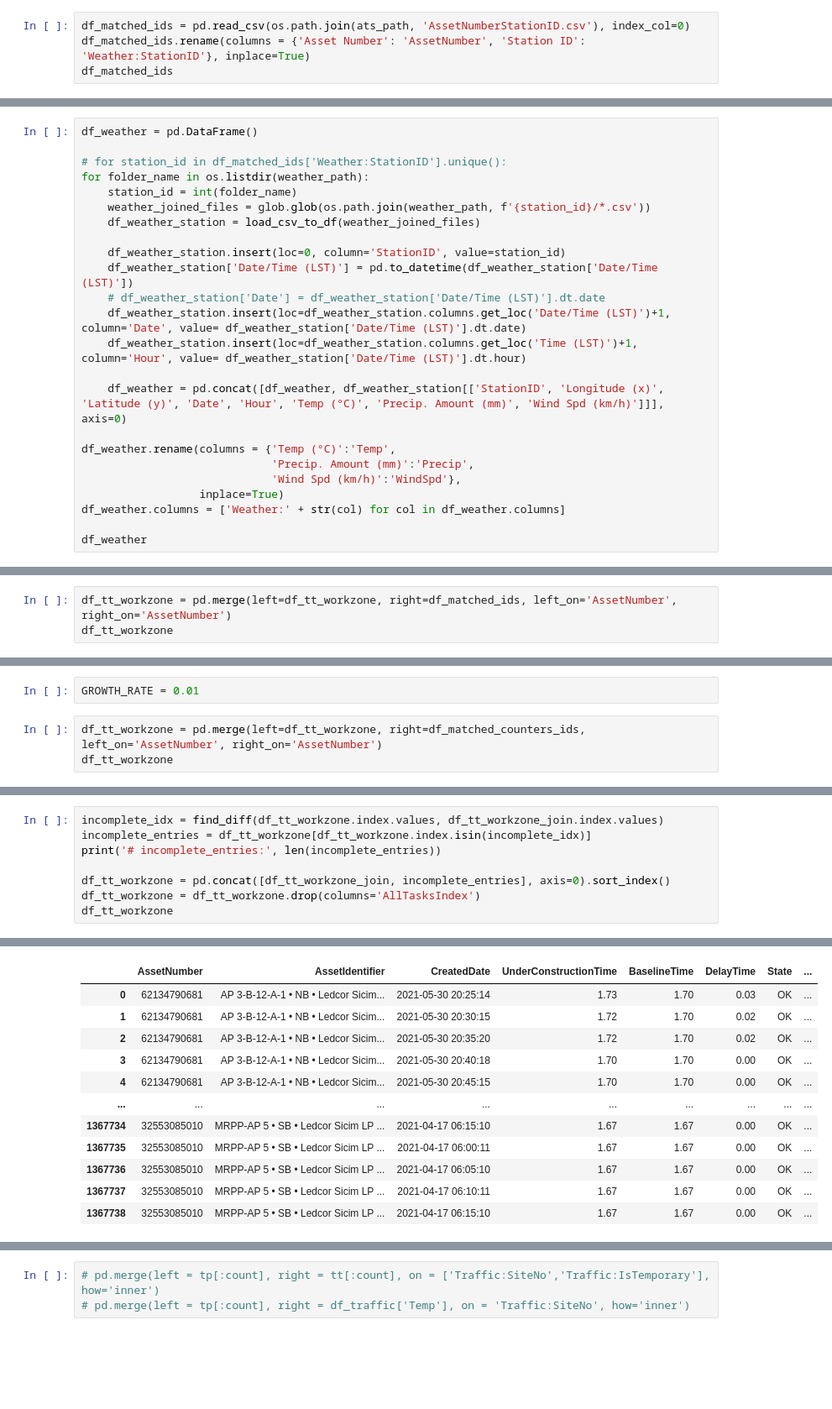
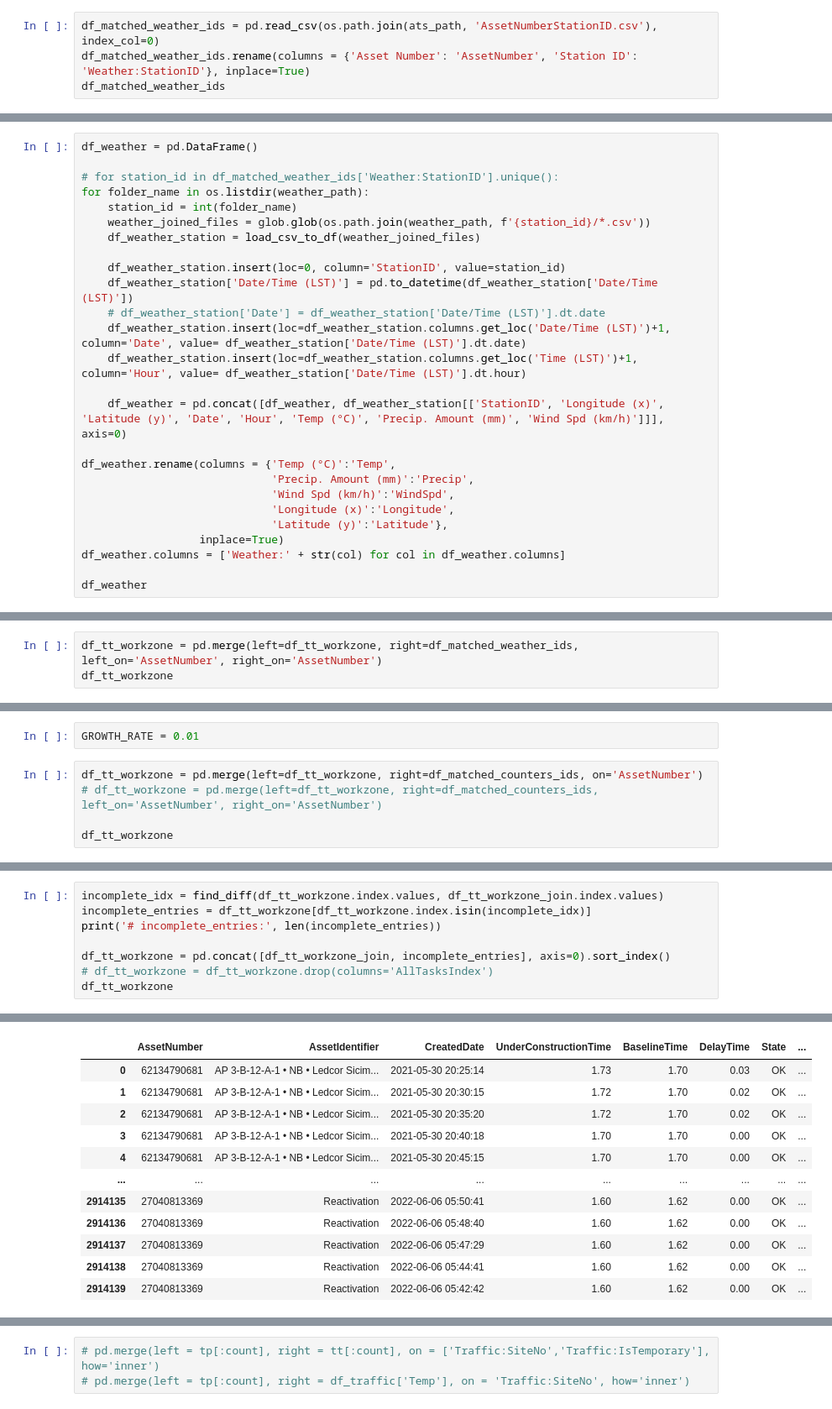
Before and after one commit to Gargoum-Lab/Workzone, a Jupyter notebook: data_cleaning_preprocessing.ipynb, the cells around one changed output, grey strips where cells are left out. Shown at 84% size. Drawn from its saved outputs; the diff is of its cells as text; blank space fills up the shorter version.

```diff
--- a/data_cleaning_preprocessing.ipynb
+++ b/data_cleaning_preprocessing.ipynb
@@ -344,9 +497,9 @@ df_tt_workzone
 # %% [markdown]
 # Get Weather Data
 # %%
-df_matched_ids = pd.read_csv(os.path.join(ats_path, 'AssetNumberStationID.csv'), index_col=0)
-df_matched_ids.rename(columns = {'Asset Number': 'AssetNumber', 'Station ID': 'Weather:StationID'}, inplace=True)
-df_matched_ids
+df_matched_weather_ids = pd.read_csv(os.path.join(ats_path, 'AssetNumberStationID.csv'), index_col=0)
+df_matched_weather_ids.rename(columns = {'Asset Number': 'AssetNumber', 'Station ID': 'Weather:StationID'}, inplace=True)
+df_matched_weather_ids
 # %% [output]
 |  | AssetNumber | Weather:StationID |
 | 0 | 23023696729 | 706 |
@@ -364,7 +517,7 @@ df_matched_ids
 # %%
 df_weather = pd.DataFrame()
 
-# for station_id in df_matched_ids['Weather:StationID'].unique():
+# for station_id in df_matched_weather_ids['Weather:StationID'].unique():
 for folder_name in os.listdir(weather_path):
     station_id = int(folder_name)
     weather_joined_files = glob.glob(os.path.join(weather_path, f'{station_id}/*.csv'))
@@ -380,7 +533,9 @@ for folder_name in os.listdir(weather_path):
 
 df_weather.rename(columns = {'Temp (°C)':'Temp',
                              'Precip. Amount (mm)':'Precip',
-                             'Wind Spd (km/h)':'WindSpd'},
+                             'Wind Spd (km/h)':'WindSpd',
+                             'Longitude (x)':'Longitude',
+                             'Latitude (y)':'Latitude'},
                   inplace=True)
 df_weather.columns = ['Weather:' + str(col) for col in df_weather.columns]
 
@@ -402,6 +569,6 @@ df_weather
 # %% [markdown]
 ## Add Weather Data to Traffic Time Data
 # %%
-df_tt_workzone = pd.merge(left=df_tt_workzone, right=df_matched_ids, left_on='AssetNumber', right_on='AssetNumber')
+df_tt_workzone = pd.merge(left=df_tt_workzone, right=df_matched_weather_ids, left_on='AssetNumber', right_on='AssetNumber')
 df_tt_workzone
 # %% [output]
@@ -658,6 +828,8 @@ pd.set_option('display.max_columns', None)
 # %%
 GROWTH_RATE = 0.01
 # %%
-df_tt_workzone = pd.merge(left=df_tt_workzone, right=df_matched_counters_ids, left_on='AssetNumber', right_on='AssetNumber')
+df_tt_workzone = pd.merge(left=df_tt_workzone, right=df_matched_counters_ids, on='AssetNumber')
+# df_tt_workzone = pd.merge(left=df_tt_workzone, right=df_matched_counters_ids, left_on='AssetNumber', right_on='AssetNumber')
+
 df_tt_workzone
 # %% [output]
@@ -759,6 +931,6 @@ incomplete_entries = df_tt_workzone[df_tt_workzone.index.isin(incomplete_idx)]
 print('# incomplete_entries:', len(incomplete_entries))
 
 df_tt_workzone = pd.concat([df_tt_workzone_join, incomplete_entries], axis=0).sort_index()
-df_tt_workzone = df_tt_workzone.drop(columns='AllTasksIndex')
+# df_tt_workzone = df_tt_workzone.drop(columns='AllTasksIndex')
 df_tt_workzone
 # %% [output]
@@ -766,12 +938,12 @@ df_tt_workzone
 |  | AssetNumber | AssetIdentifier | CreatedDate | UnderConstructionTime | BaselineTime | DelayTime | State | ... |
 | 0 | 62134790681 | AP 3-B-12-A-1 • NB • Ledcor Sicim... | 2021-05-30 20:25:14 | 1.73 | 1.70 | 0.03 | OK | ... |
 | 1 | 62134790681 | AP 3-B-12-A-1 • NB • Ledcor Sicim... | 2021-05-30 20:30:15 | 1.72 | 1.70 | 0.02 | OK | ... |
 | 2 | 62134790681 | AP 3-B-12-A-1 • NB • Ledcor Sicim... | 2021-05-30 20:35:20 | 1.72 | 1.70 | 0.02 | OK | ... |
 | 3 | 62134790681 | AP 3-B-12-A-1 • NB • Ledcor Sicim... | 2021-05-30 20:40:18 | 1.70 | 1.70 | 0.00 | OK | ... |
 | 4 | 62134790681 | AP 3-B-12-A-1 • NB • Ledcor Sicim... | 2021-05-30 20:45:15 | 1.70 | 1.70 | 0.00 | OK | ... |
 | ... | ... | ... | ... | ... | ... | ... | ... | ... |
-| 1367734 | 32553085010 | MRPP-AP 5 • SB • Ledcor Sicim LP ... | 2021-04-17 06:15:10 | 1.67 | 1.67 | 0.00 | OK | ... |
-| 1367735 | 32553085010 | MRPP-AP 5 • SB • Ledcor Sicim LP ... | 2021-04-17 06:00:11 | 1.67 | 1.67 | 0.00 | OK | ... |
-| 1367736 | 32553085010 | MRPP-AP 5 • SB • Ledcor Sicim LP ... | 2021-04-17 06:05:10 | 1.67 | 1.67 | 0.00 | OK | ... |
-| 1367737 | 32553085010 | MRPP-AP 5 • SB • Ledcor Sicim LP ... | 2021-04-17 06:10:11 | 1.67 | 1.67 | 0.00 | OK | ... |
-| 1367738 | 32553085010 | MRPP-AP 5 • SB • Ledcor Sicim LP ... | 2021-04-17 06:15:10 | 1.67 | 1.67 | 0.00 | OK | ... |
+| 2914135 | 27040813369 | Reactivation | 2022-06-06 05:50:41 | 1.60 | 1.62 | 0.00 | OK | ... |
+| 2914136 | 27040813369 | Reactivation | 2022-06-06 05:48:40 | 1.60 | 1.62 | 0.00 | OK | ... |
+| 2914137 | 27040813369 | Reactivation | 2022-06-06 05:47:29 | 1.60 | 1.62 | 0.00 | OK | ... |
+| 2914138 | 27040813369 | Reactivation | 2022-06-06 05:44:41 | 1.60 | 1.62 | 0.00 | OK | ... |
+| 2914139 | 27040813369 | Reactivation | 2022-06-06 05:42:42 | 1.60 | 1.62 | 0.00 | OK | ... |
```
Also changed, not shown: parts of 82 cells of this notebook.
